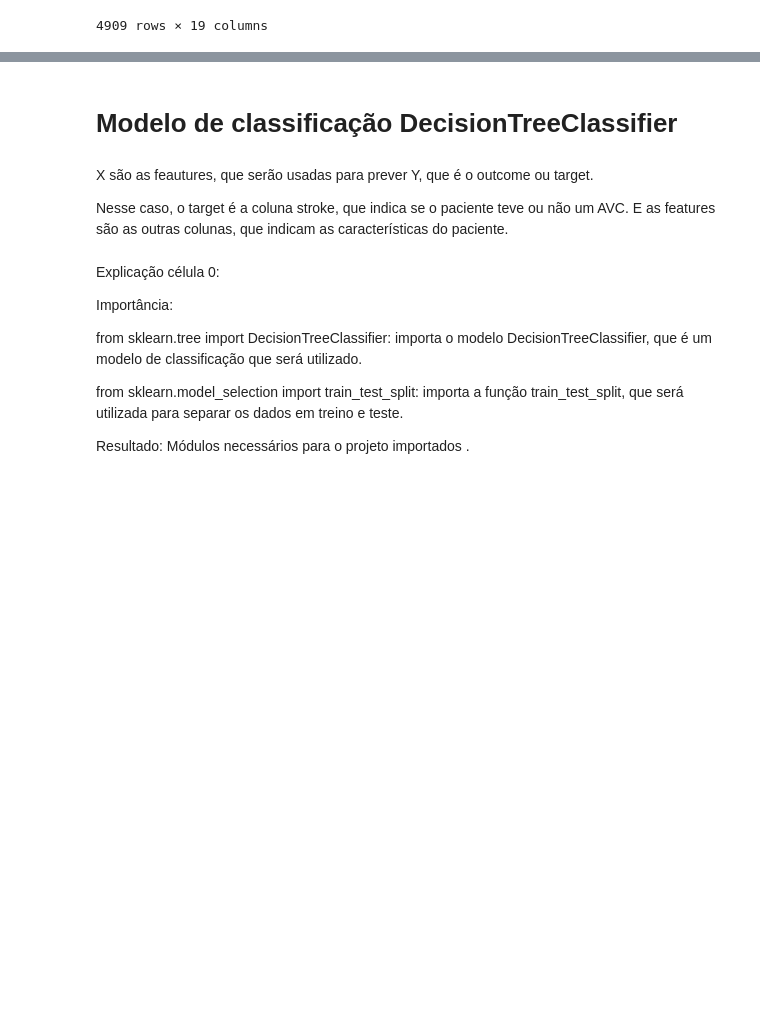
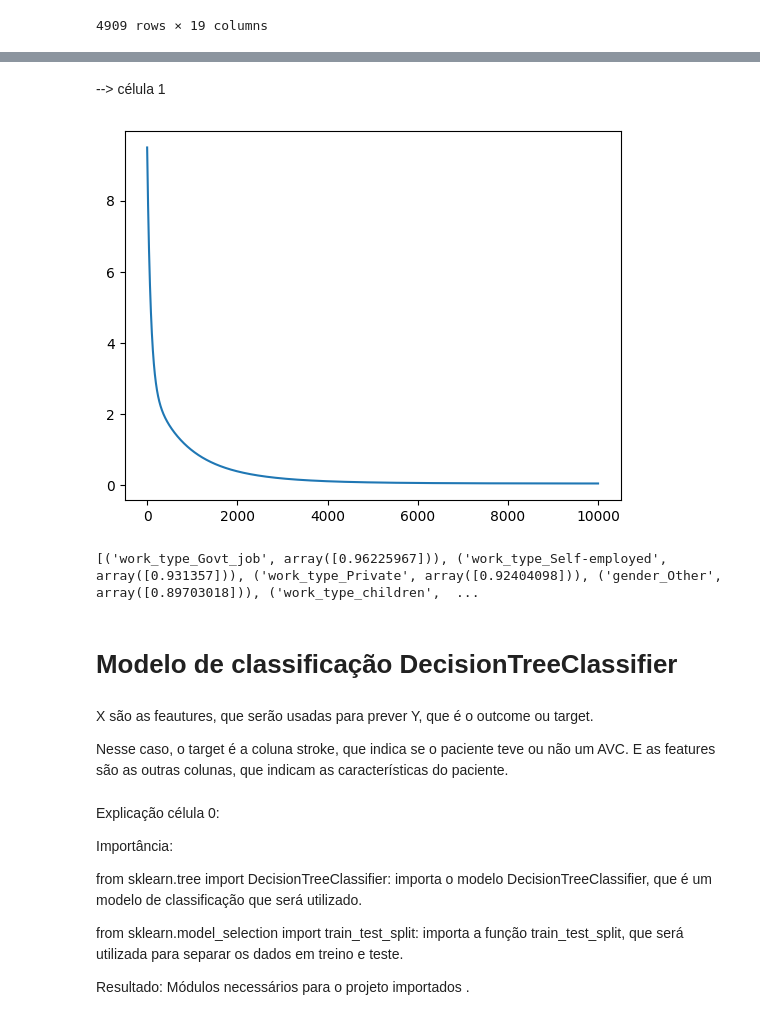
Before and after one commit to leoscarlato/AVC-Predictor, a Jupyter notebook: main.ipynb, the cells around one changed output, grey strips where cells are left out. Saved outputs shown, nothing was run; the diff lists cells and outputs as text; code cells hidden in the pictures; blank space fills up the shorter version.

```diff
--- a/main.ipynb
+++ b/main.ipynb
@@ -98,37 +145,54 @@ Linear Classification Model
+# %% [markdown]
+--> célula 1
+# %%
+def loss( parametros ):
+
+    w, b, features, real_value = parametros
+
+    prediction = w.T @ features + b
+
+    mse = np_.mean( (prediction - real_value)**2)
+
+    return mse
 # %%
-import autograd.numpy as np_   # Thinly-wrapped version of Numpy
-from autograd import grad
 
-def loss( parametros ):
-    w, b, pontos, real_value = parametros
-    prediction = w.T @ pontos + b
-    mse = np_.mean( (prediction - real_value)**2)
-    return mse
 
 g = grad(loss)
 
+X = df_clean.drop(columns=["stroke"])
 data = df_clean.drop(columns=["stroke"]).to_numpy().astype(float)
 
 target = df_clean["stroke"].to_numpy().astype(float)
 
 w = np.random.randn(data.shape[1],1)
 b = 0.0
 alpha = 10**-3
 erros = []
 
 for n in range(10000):
     grad_ = g( (w, b, data.T, target) )
+
     w -= alpha*grad_[0]
     b -= alpha*grad_[1]
+
     erros.append(loss( (w, b, data.T, target) ))
 
 import matplotlib.pyplot as plt
 plt.plot(erros)
 plt.show()
 
 
-print(w)
-print(b)
+
+importance = []
+for i in range(len(w)):
+   importance.append((X.columns[i],abs(w[i])))
+
+# dilspay the importance of each feature, descending order using lambda
+importance.sort(key=lambda x: x[1], reverse=True)
+print(importance)
+# %% [output]
+[figure, added]
+[('work_type_Govt_job', array([0.96225967])), ('work_type_Self-employed', array([0.931357])), ('work_type_Private', array([0.92404098])), ('gender_Other', array([0.89703018])), ('work_type_children',  ...
 # %% [markdown]
 # Modelo de classificação DecisionTreeClassifier
 # %% [markdown]
```
Also changed, not shown: parts of 14 cells of this notebook, 1 other file.
